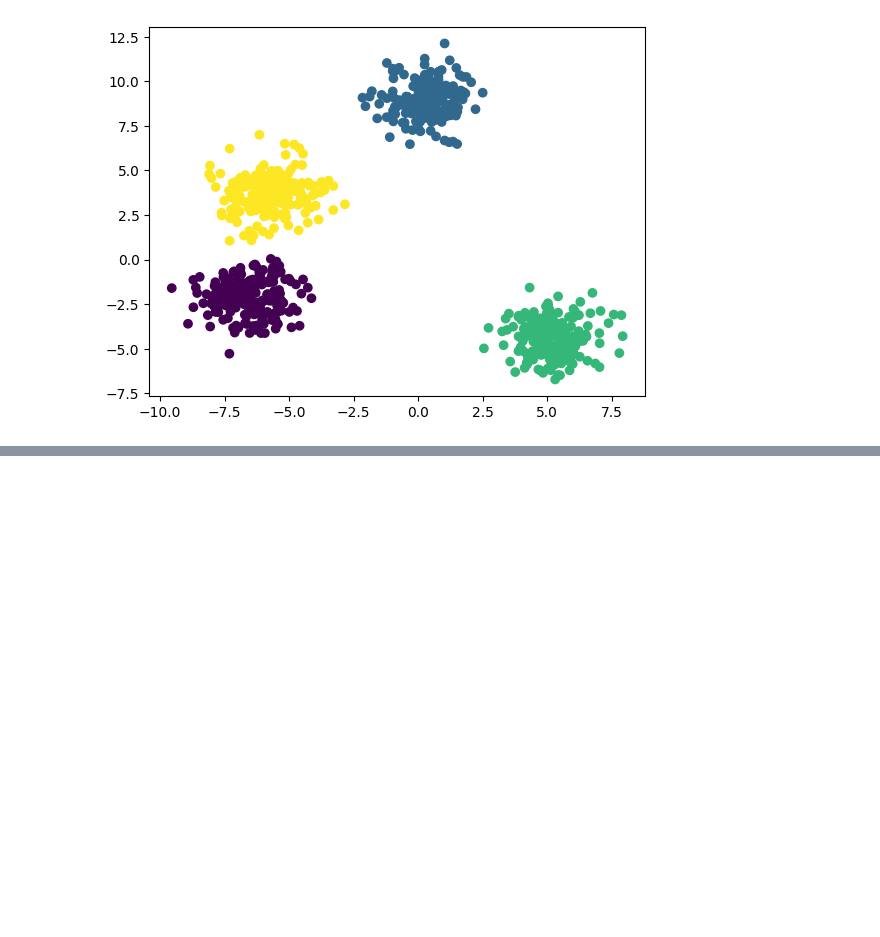
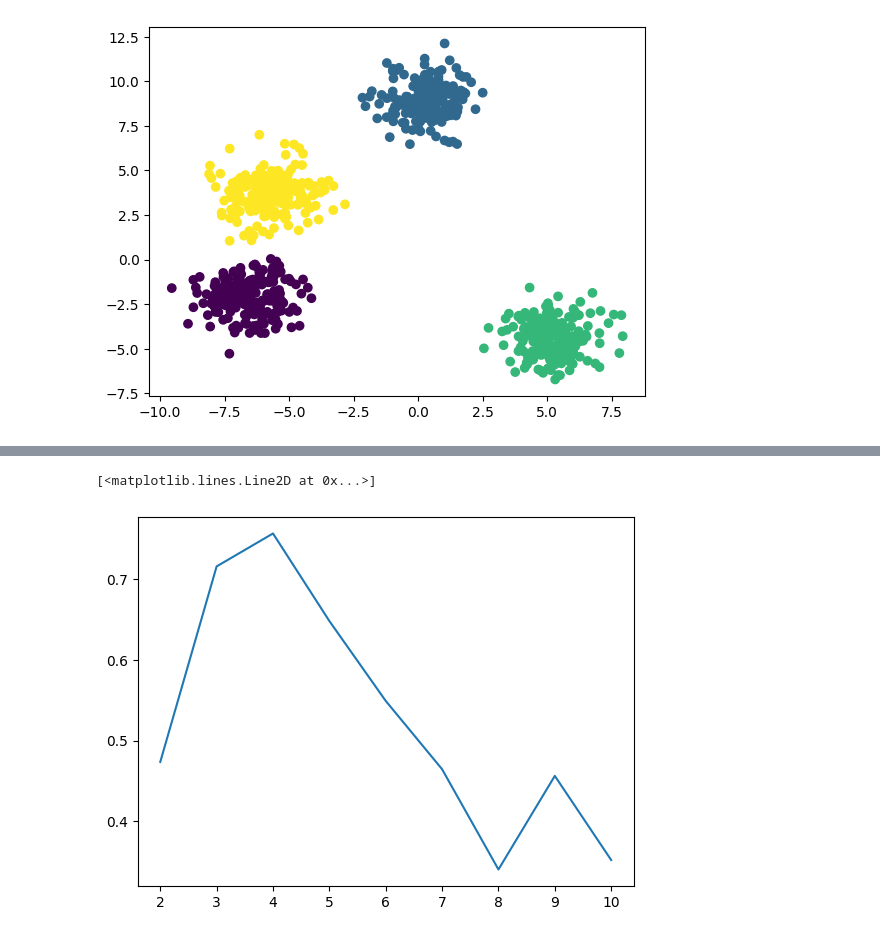
Before and after one commit to Monish-Nallagondalla/ML-Revision, a Jupyter notebook: Kmeans and PCA/KMeans.ipynb, the cells around one changed output, grey strips where cells are left out. Cells and saved outputs as stored; diff of their text form; code cells hidden in the pictures; blank space fills up the shorter version.

Commit message:
Kmeans Commit 2

```diff
--- a/Kmeans and PCA/KMeans.ipynb
+++ b/Kmeans and PCA/KMeans.ipynb
@@ -72,0 +89,9 @@ plt.scatter(X_train[:,0],X_train[:,1],c=y_lables)
+# %%
+silhouette_coeff =[]
+
+for k in range(2,11):
+    kmeans = KMeans(n_clusters = k , init = 'k-means++')
+    kmeans.fit(X_train)
+    score = silhouette_score(X_train,kmeans.labels_)
+    silhouette_coeff.append(score)
+silhouette_coeff
@@ -72,0 +108,5 @@ plt.scatter(X_train[:,0],X_train[:,1],c=y_lables)
+# %%
+plt.plot(range(2,11),silhouette_coeff)
+# %% [output]
+[<matplotlib.lines.Line2D at 0x...>]
+[figure, added]
```
Also changed, not shown: parts of 4 cells of this notebook.
